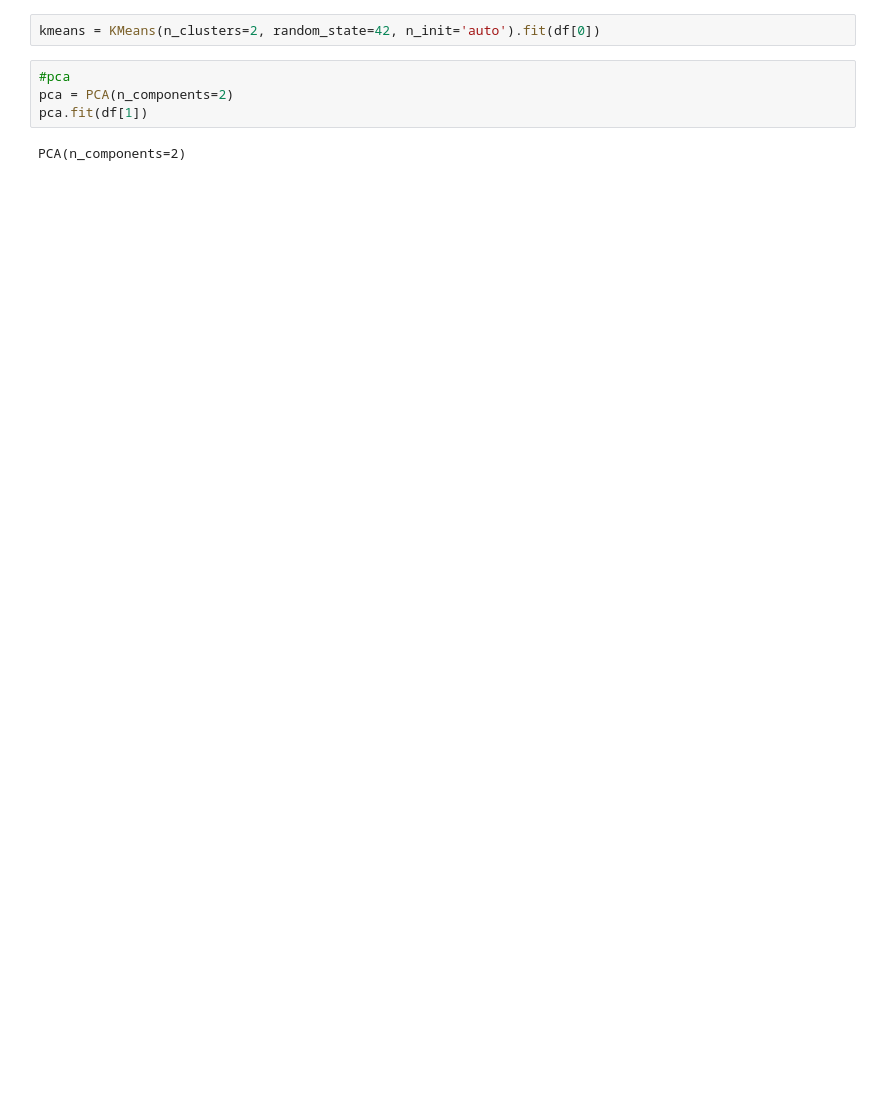
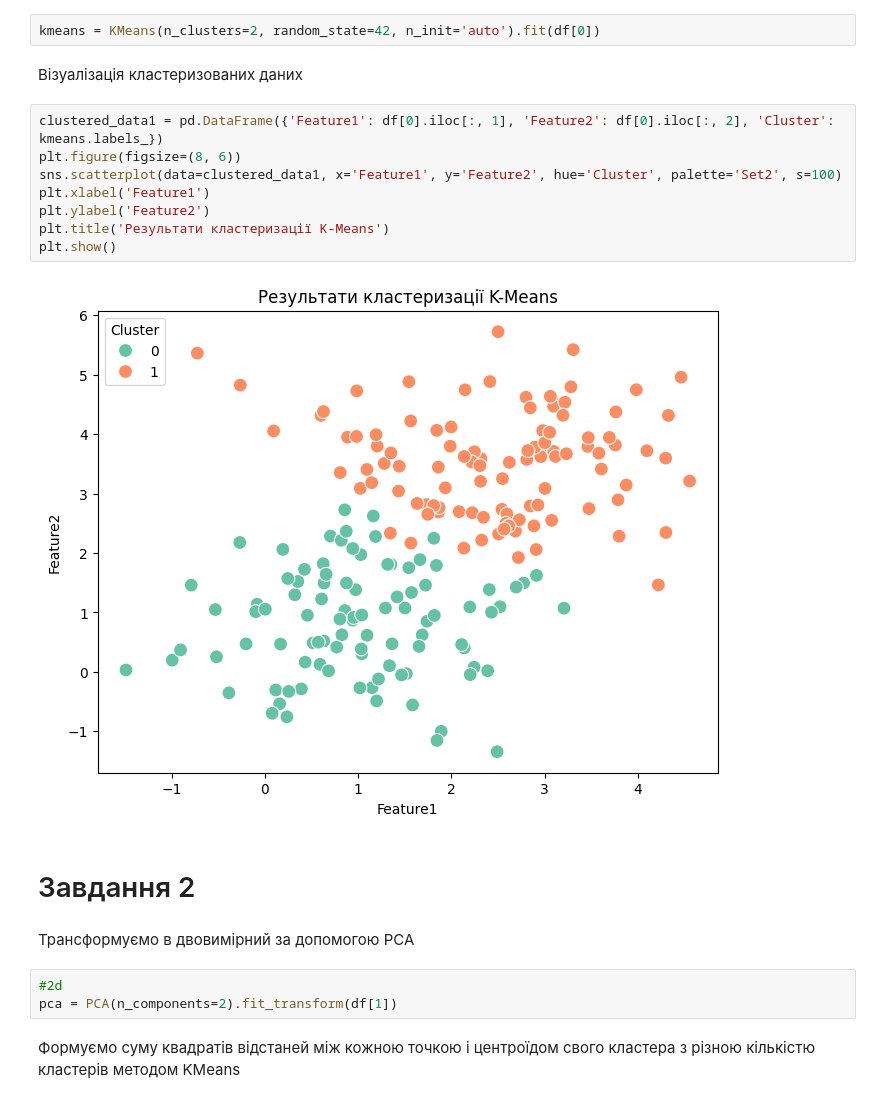
Before and after one commit to Taras55001/DS_HW6, a Jupyter notebook: DS_HW6.ipynb, the cells around one changed output. Cells and saved outputs as stored; diff of their text form; blank space fills up the shorter version.

```diff
--- a/DS_HW6.ipynb
+++ b/DS_HW6.ipynb
@@ -62,8 +80,23 @@ sns.lineplot(data=inertia, x='Number of clusters', y='Inertia')
 # %%
 kmeans = KMeans(n_clusters=2, random_state=42, n_init='auto').fit(df[0])
+# %% [markdown]
+Візуалізація кластеризованих даних
+# %%
+clustered_data1 = pd.DataFrame({'Feature1': df[0].iloc[:, 1], 'Feature2': df[0].iloc[:, 2], 'Cluster': kmeans.labels_})
+plt.figure(figsize=(8, 6))
+sns.scatterplot(data=clustered_data1, x='Feature1', y='Feature2', hue='Cluster', palette='Set2', s=100)
+plt.xlabel('Feature1')
+plt.ylabel('Feature2')
+plt.title('Результати кластеризації K-Means')
+plt.show()
+# %% [output]
+[figure, added]
+# %% [markdown]
+# Завдання 2
+# %% [markdown]
+Трансформуємо в двовимірний за допомогою PCA
 # %%
-#pca
-pca = PCA(n_components=2)
-pca.fit(df[1])
+#2d
+pca = PCA(n_components=2).fit_transform(df[1])
-# %% [output]
-PCA(n_components=2)
+# %% [markdown]
+Формуємо суму квадратів відстаней між кожною точкою і центроїдом свого кластера з різною кількістю кластерів методом KMeans
```
Also changed, not shown: parts of 17 cells of this notebook, 1 other file.
